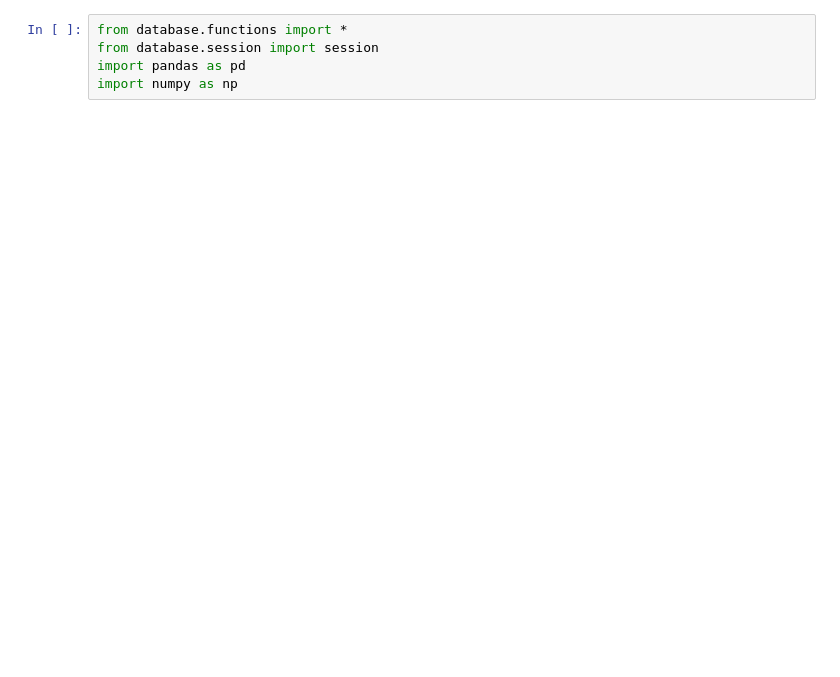
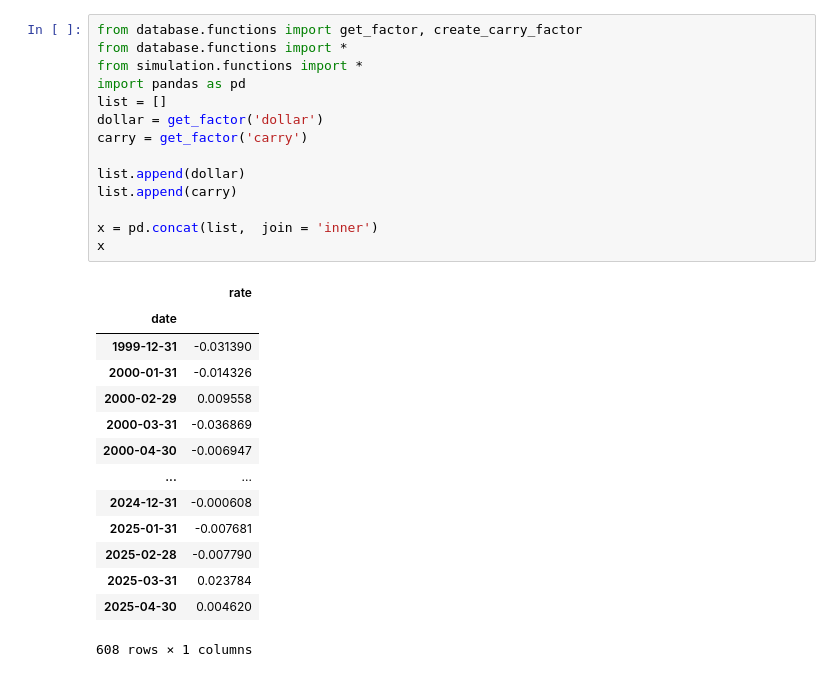
Before and after one commit to FabiantheG/Bachelor, a Jupyter notebook: try_jupiter.ipynb, the cells around one changed output. Cells and saved outputs as stored; diff of their text form; blank space fills up the shorter version.

```diff
--- a/try_jupiter.ipynb
+++ b/try_jupiter.ipynb
@@ -1,5 +1,29 @@
 # %%
+from database.functions import get_factor, create_carry_factor
 from database.functions import *
-from database.session import session
+from simulation.functions import *
 import pandas as pd
-import numpy as np
+list = []
+dollar = get_factor('dollar')
+carry = get_factor('carry')
+
+list.append(dollar)
+list.append(carry)
+
+x = pd.concat(list,  join = 'inner')
+x
+# %% [output]
+|  | rate |
+| date |  |
+| 1999-12-31 | -0.031390 |
+| 2000-01-31 | -0.014326 |
+| 2000-02-29 | 0.009558 |
+| 2000-03-31 | -0.036869 |
+| 2000-04-30 | -0.006947 |
+| ... | ... |
+| 2024-12-31 | -0.000608 |
+| 2025-01-31 | -0.007681 |
+| 2025-02-28 | -0.007790 |
+| 2025-03-31 | 0.023784 |
+| 2025-04-30 | 0.004620 |
+608 rows × 1 columns
```
Also changed, not shown: parts of 7 cells of this notebook, 19 other files.
